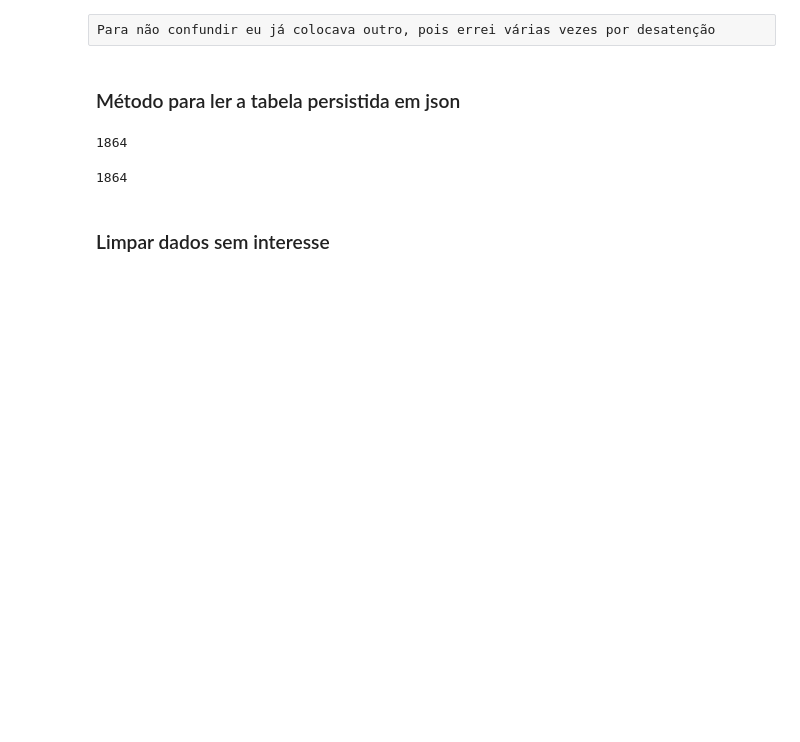
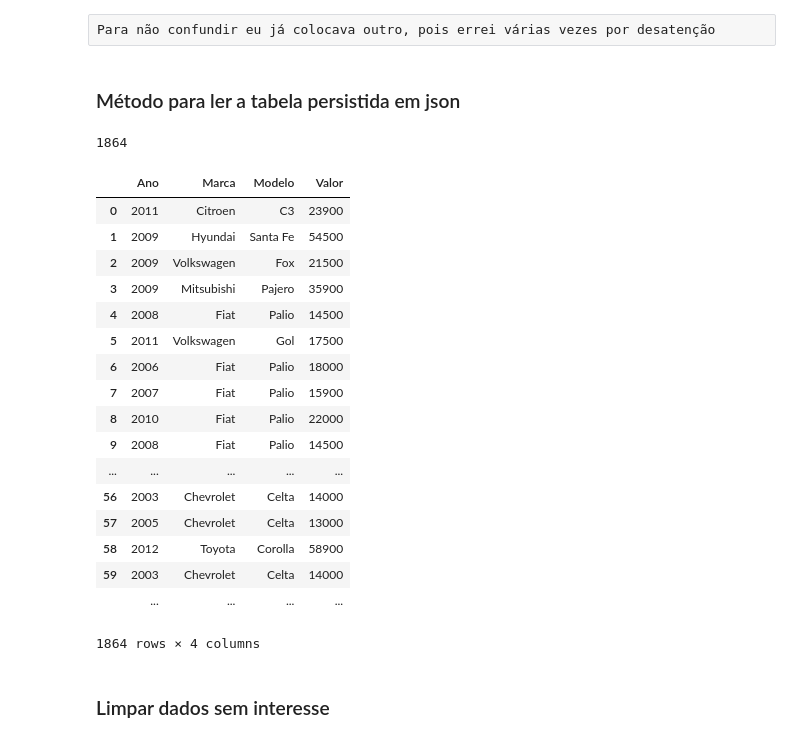
Before and after one commit to marciomacielbastos/analiseVeiculos, a Jupyter notebook: Trabalho Final.ipynb, the cells around one changed output. Drawn from its saved outputs; the diff is of its cells as text; code cells hidden in the pictures; blank space fills up the shorter version.

```diff
--- a/Trabalho Final.ipynb
+++ b/Trabalho Final.ipynb
@@ -167,9 +167,26 @@ carJson.reset_index(inplace=True)
 carJson.drop('index', axis=1, inplace=True)
 # %%
 #Exibe o DataFrame carJson
-len(carJson)
+carJson
 # %% [output]
+|  | Ano | Marca | Modelo | Valor |
+| 0 | 2011 | Citroen | C3 | 23900 |
+| 1 | 2009 | Hyundai | Santa Fe | 54500 |
+| 2 | 2009 | Volkswagen | Fox | 21500 |
+| 3 | 2009 | Mitsubishi | Pajero | 35900 |
+| 4 | 2008 | Fiat | Palio | 14500 |
+| 5 | 2011 | Volkswagen | Gol | 17500 |
+| 6 | 2006 | Fiat | Palio | 18000 |
+| 7 | 2007 | Fiat | Palio | 15900 |
+| 8 | 2010 | Fiat | Palio | 22000 |
+| 9 | 2008 | Fiat | Palio | 14500 |
+| ... | ... | ... | ... | ... |
+| 56 | 2003 | Chevrolet | Celta | 14000 |
+| 57 | 2005 | Chevrolet | Celta | 13000 |
+| 58 | 2012 | Toyota | Corolla | 58900 |
+| 59 | 2003 | Chevrolet | Celta | 14000 |
+|  | ... | ... | ... | ... |
-1864
+1864 rows × 4 columns
 # %% [markdown]
 ### Limpar dados sem interesse
 # %%
```
Also changed, not shown: parts of 12 cells of this notebook.
